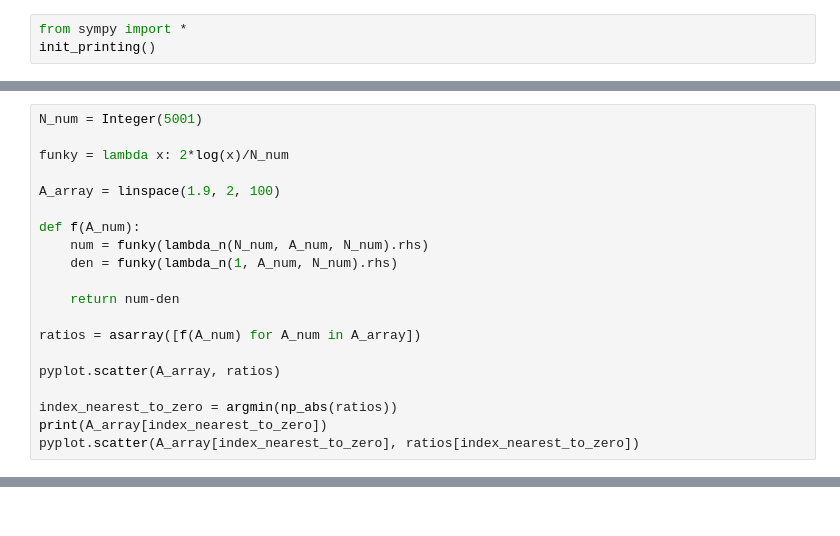
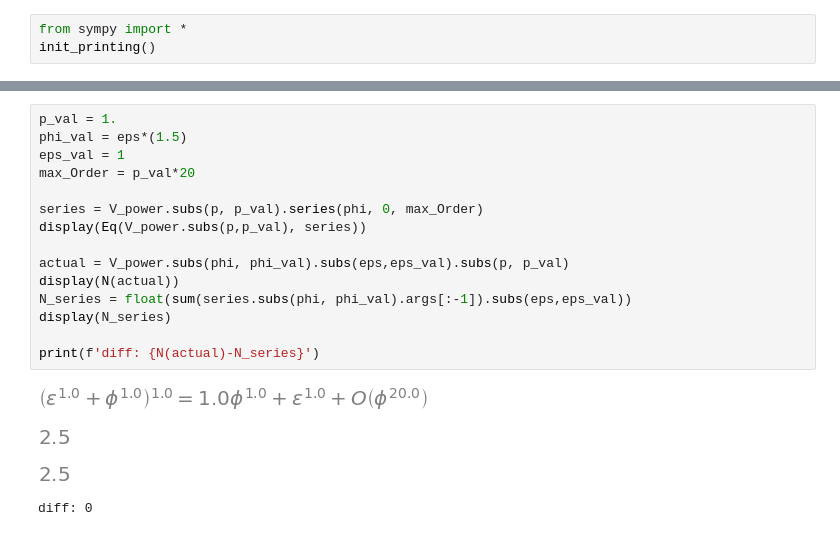
Before and after one commit to jstreibel/StudioSlab, a Jupyter notebook: Studios/Fields/Tools/DataAnalysis/ipynb/scribbles/other_regularizations.ipynb, the cells around one changed output, grey strips where cells are left out. Cells and saved outputs as stored; diff of their text form.

```diff
--- a/Studios/Fields/Tools/DataAnalysis/ipynb/scribbles/other_regularizations.ipynb
+++ b/Studios/Fields/Tools/DataAnalysis/ipynb/scribbles/other_regularizations.ipynb
@@ -26,20 +3,0 @@ sol.subs(N, N_num)
-# %%
-N_num = Integer(5001)
-
-funky = lambda x: 2*log(x)/N_num
-
-A_array = linspace(1.9, 2, 100)
-
-def f(A_num):
-    num = funky(lambda_n(N_num, A_num, N_num).rhs)
-    den = funky(lambda_n(1, A_num, N_num).rhs)
-
-    return num-den
-
-ratios = asarray([f(A_num) for A_num in A_array])
-
-pyplot.scatter(A_array, ratios)
-
-index_nearest_to_zero = argmin(np_abs(ratios))
-print(A_array[index_nearest_to_zero])
-pyplot.scatter(A_array[index_nearest_to_zero], ratios[index_nearest_to_zero])
@@ -92,0 +25,20 @@ NameError: name 'Gamma' is not defined
+# %%
+p_val = 1.
+phi_val = eps*(1.5)
+eps_val = 1
+max_Order = p_val*20
+
+series = V_power.subs(p, p_val).series(phi, 0, max_Order)
+display(Eq(V_power.subs(p,p_val), series))
+
+actual = V_power.subs(phi, phi_val).subs(eps,eps_val).subs(p, p_val)
+display(N(actual))
+N_series = float(sum(series.subs(phi, phi_val).args[:-1]).subs(eps,eps_val))
+display(N_series)
+
+print(f'diff: {N(actual)-N_series}')
+# %% [output]
+[figure, added]
+[figure, added]
+[figure, added]
+diff: 0
```
Also changed, not shown: parts of 16 cells of this notebook, 43 other files.
